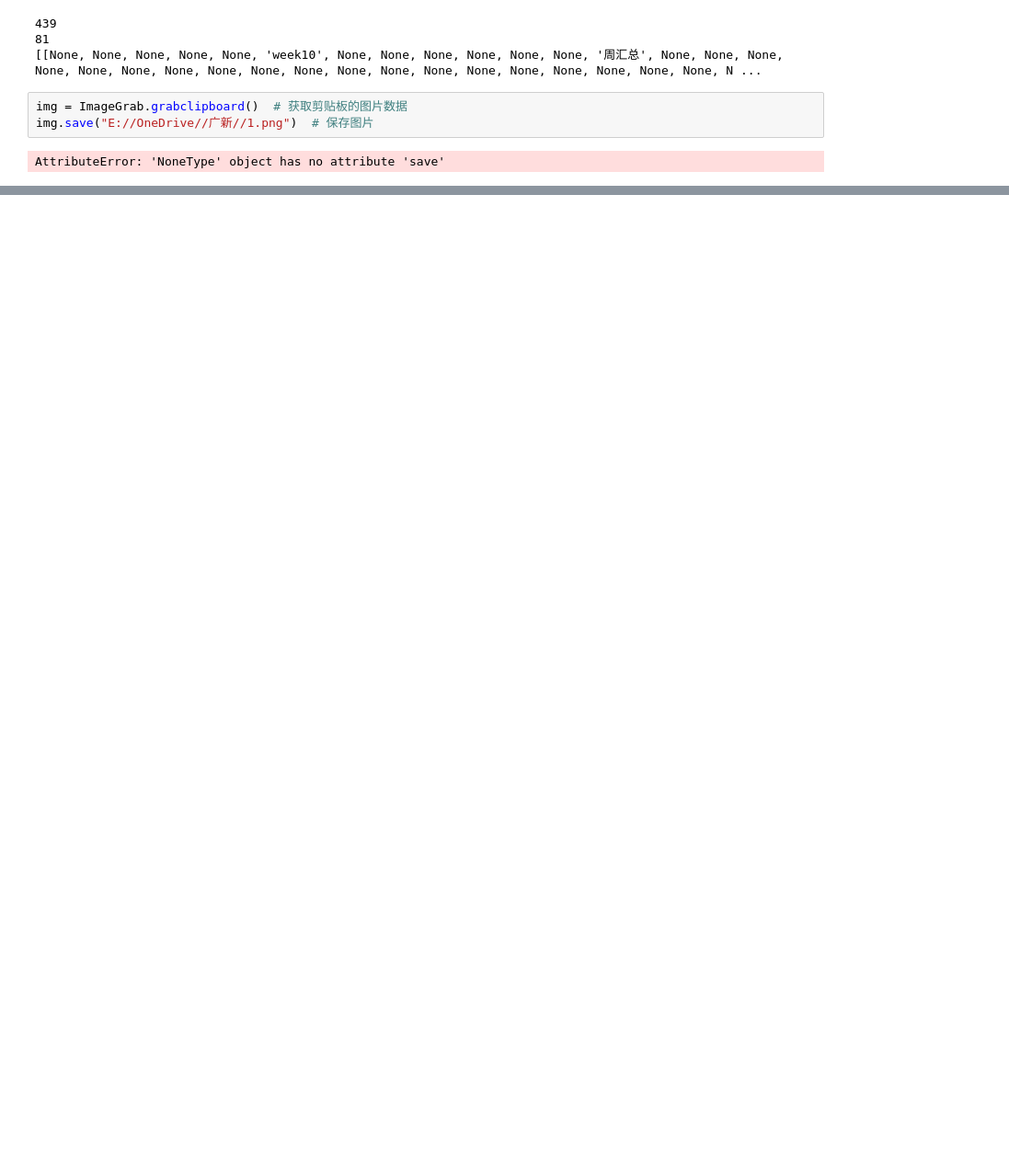
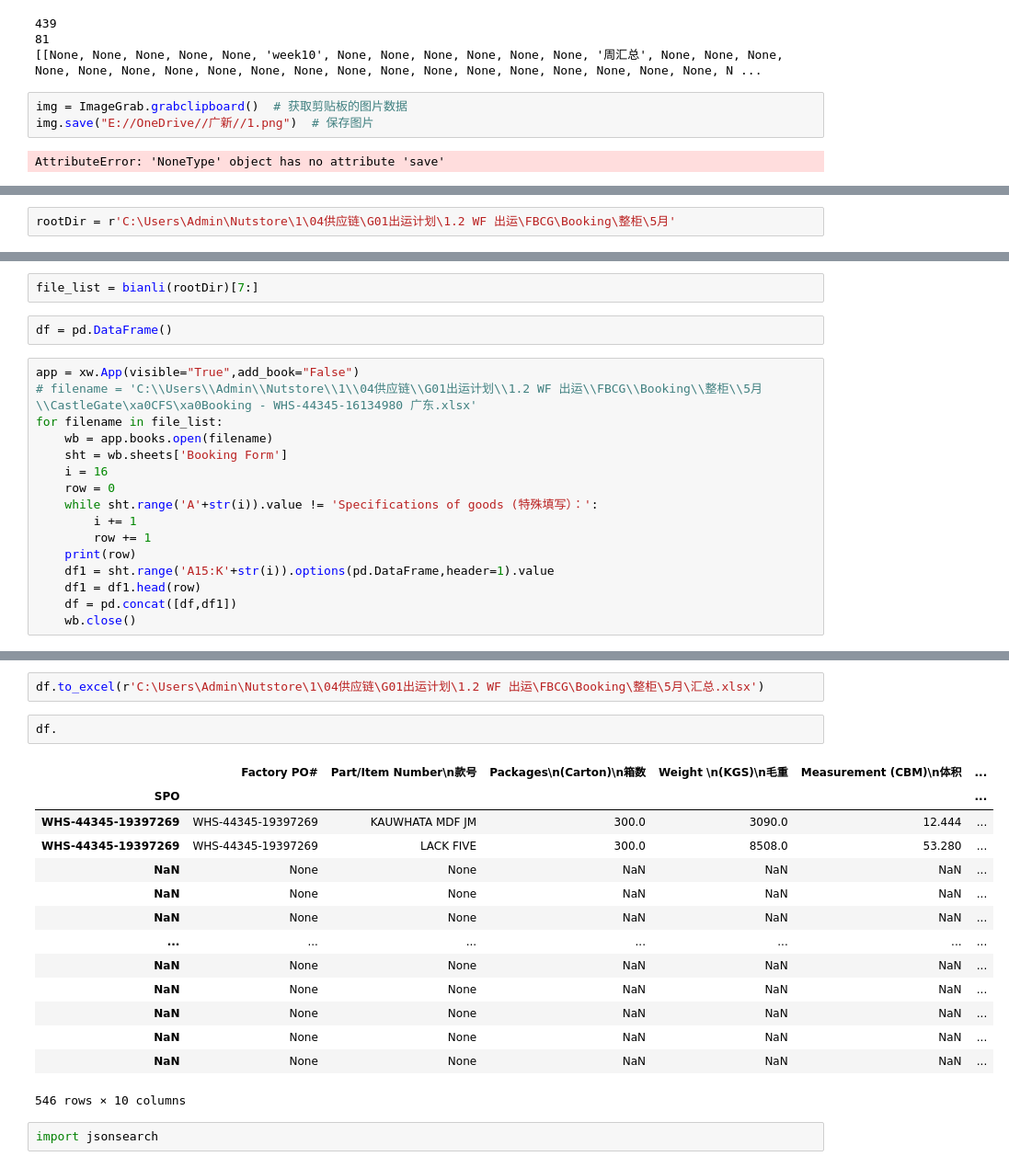
Before and after one commit to jasonwho321/Guangxin, a Jupyter notebook: test.ipynb, the cells around one changed output, grey strips where cells are left out. Shown at 92% size. Drawn from its saved outputs; the diff is of its cells as text; blank space fills up the shorter version.

```diff
--- a/test.ipynb
+++ b/test.ipynb
@@ -364,0 +712,2 @@ AttributeError: 'NoneType' object has no attribute 'save'
+# %%
+rootDir = r'C:\Users\Admin\Nutstore\1\04供应链\G01出运计划\1.2 WF 出运\FBCG\Booking\整柜\5月'
@@ -364,0 +722,20 @@ AttributeError: 'NoneType' object has no attribute 'save'
+# %%
+file_list = bianli(rootDir)[7:]
+# %%
+df = pd.DataFrame()
+# %%
+app = xw.App(visible="True",add_book="False")
+# filename = 'C:\\Users\\Admin\\Nutstore\\1\\04供应链\\G01出运计划\\1.2 WF 出运\\FBCG\\Booking\\整柜\\5月\\CastleGate\xa0CFS\xa0Booking - WHS-44345-16134980 广东.xlsx'
+for filename in file_list:
+    wb = app.books.open(filename)
+    sht = wb.sheets['Booking Form']
+    i = 16
+    row = 0
+    while sht.range('A'+str(i)).value != 'Specifications of goods (特殊填写）：':
+        i += 1
+        row += 1
+    print(row)
+    df1 = sht.range('A15:K'+str(i)).options(pd.DataFrame,header=1).value
+    df1 = df1.head(row)
+    df = pd.concat([df,df1])
+    wb.close()
@@ -364,0 +760,21 @@ AttributeError: 'NoneType' object has no attribute 'save'
+# %%
+df.to_excel(r'C:\Users\Admin\Nutstore\1\04供应链\G01出运计划\1.2 WF 出运\FBCG\Booking\整柜\5月\汇总.xlsx')
+# %%
+df.
+# %% [output]
+|  | Factory PO# | Part/Item Number\n款号 | Packages\n(Carton)\n箱数 | Weight \n(KGS)\n毛重 | Measurement (CBM)\n体积 | ... |
+| SPO |  |  |  |  |  | ... |
+| WHS-44345-19397269 | WHS-44345-19397269 | KAUWHATA MDF JM | 300.0 | 3090.0 | 12.444 | ... |
+| WHS-44345-19397269 | WHS-44345-19397269 | LACK FIVE | 300.0 | 8508.0 | 53.280 | ... |
+| NaN | None | None | NaN | NaN | NaN | ... |
+| NaN | None | None | NaN | NaN | NaN | ... |
+| NaN | None | None | NaN | NaN | NaN | ... |
+| ... | ... | ... | ... | ... | ... | ... |
+| NaN | None | None | NaN | NaN | NaN | ... |
+| NaN | None | None | NaN | NaN | NaN | ... |
+| NaN | None | None | NaN | NaN | NaN | ... |
+| NaN | None | None | NaN | NaN | NaN | ... |
+| NaN | None | None | NaN | NaN | NaN | ... |
+546 rows × 10 columns
+# %%
+import jsonsearch
```
Also changed, not shown: parts of 33 cells of this notebook, 18 other files.
